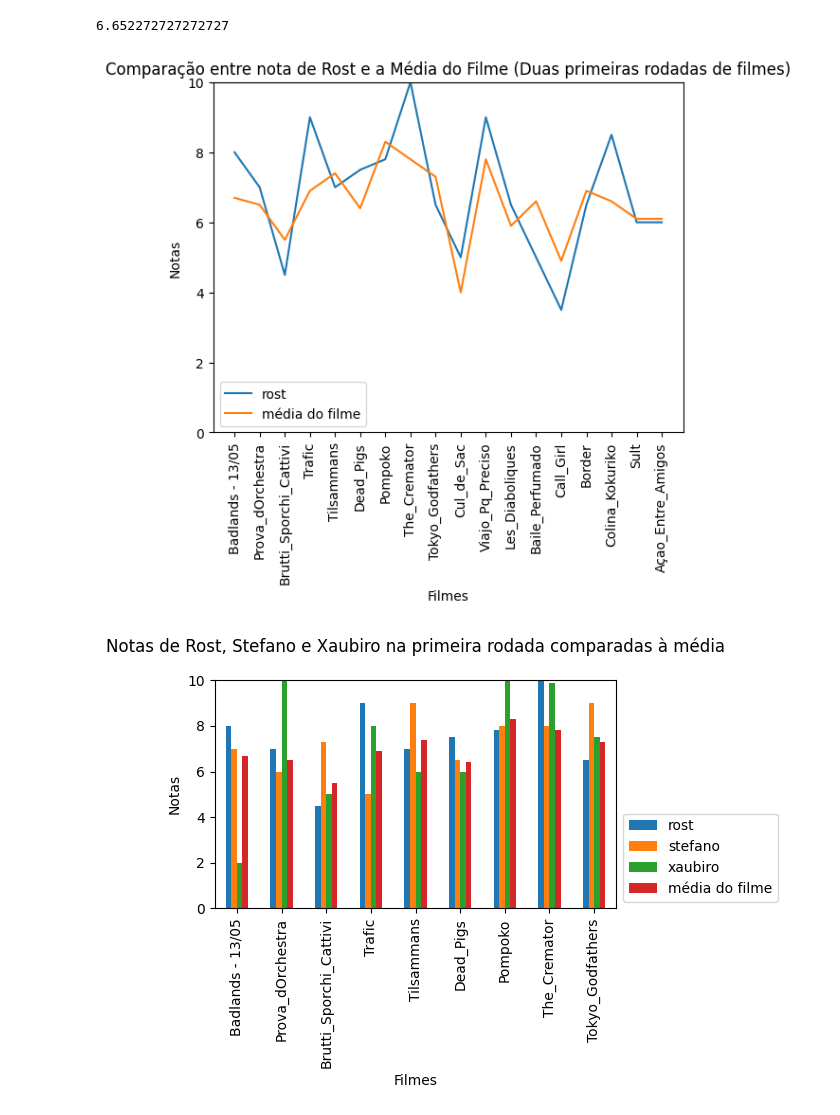
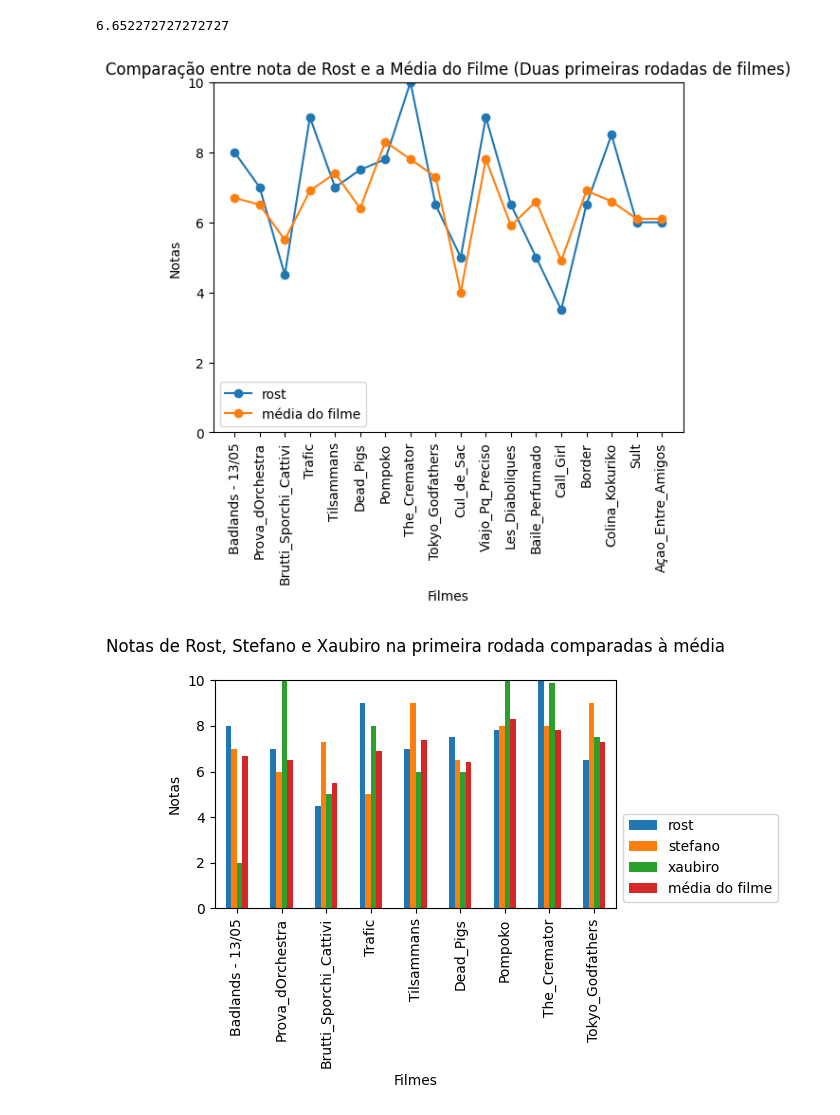
Before and after one commit to feliperost/cineclube, a Jupyter notebook: Cineclube_teste.ipynb, the cells around one changed output. Saved outputs shown, nothing was run; the diff lists cells and outputs as text; code cells hidden in the pictures.

```diff
--- a/Cineclube_teste.ipynb
+++ b/Cineclube_teste.ipynb
@@ -54,22 +54,22 @@ print(media_rost)
 # %%
 %matplotlib inline
 
 # Comparando as notas dadas por Rost à nota média recebida pelos filmes das duas primeiras rodadas
 
 df_sliced = df[:18] # Limitando o dataframe aos 18 primeiros resultados (2 primeiras rodadas, 9 filmes por rodada)
 
-df_sliced.plot(x="Filme", y=["rost", "média do filme"])
+df_sliced.plot(x="Filme", y=["rost", "média do filme"], marker="o")
 plt.title("Comparação entre nota de Rost e a Média do Filme (Duas primeiras rodadas de filmes)")
 plt.xlabel("Filmes")
 plt.ylabel("Notas")
 plt.xticks(rotation=90) # rotaciona a descrição do eixo x, para melhor visualização
 plt.ylim(0, 10) # configura o eixo y para mostrar valores de 0 a 10 (range possível de notas)
 plt.xticks(range(len(df_sliced)), df_sliced["Filme"])
 plt.legend(loc='lower left') # ajustando a posição da legenda
 
 plt.show()
 # %% [output]
-[figure, old version]
+[figure, new version]
 # %%
 df_sliced = df[:9]
 
```
Also changed, not shown: parts of 2 cells of this notebook.
